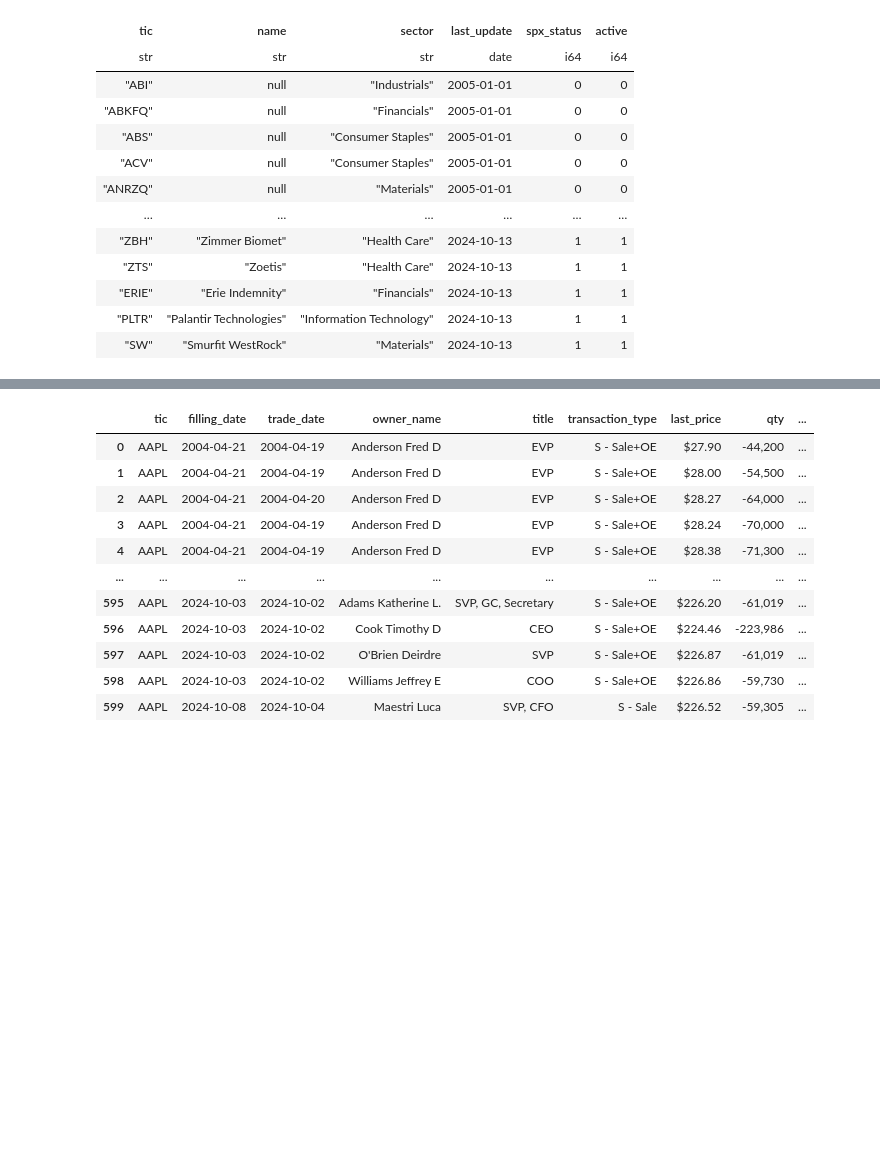
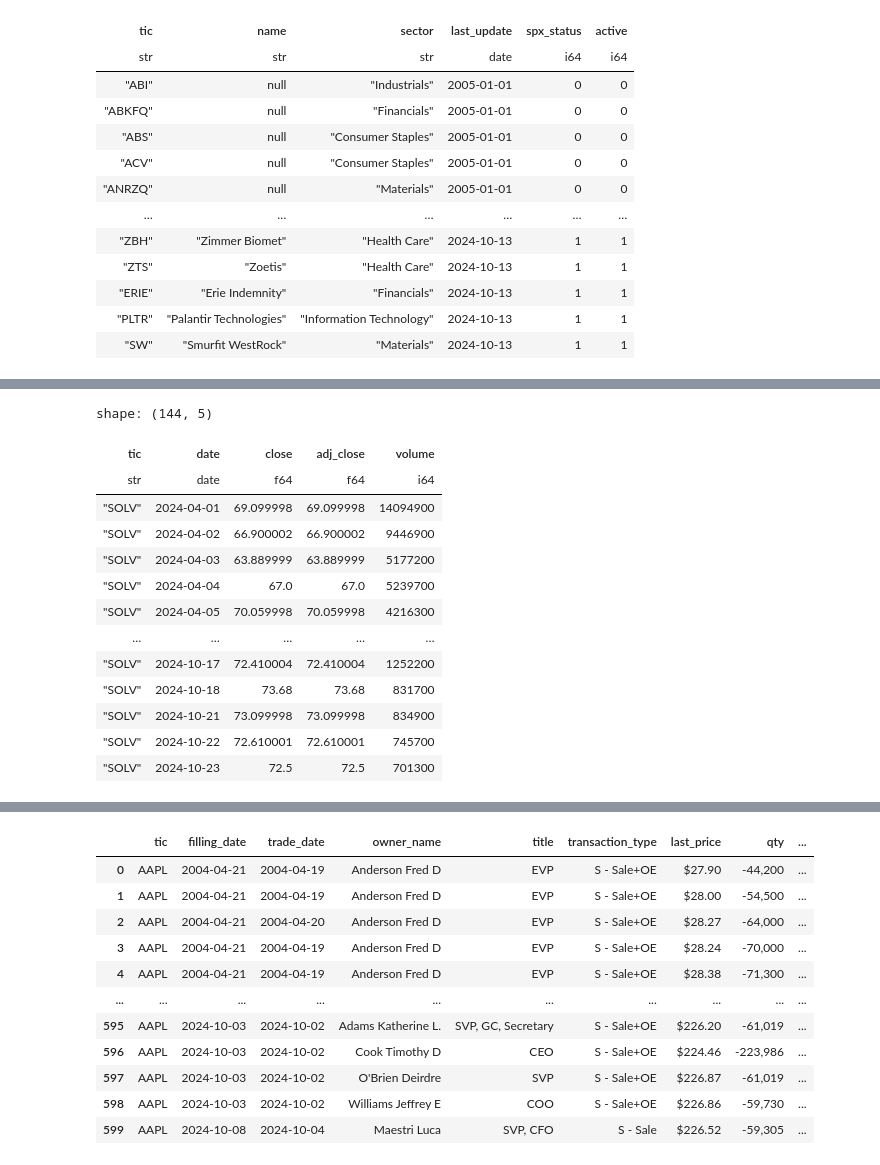
Before and after one commit to francisco3511/stocksense, a Jupyter notebook: notebooks/db_analysis.ipynb, the cells around one changed output, grey strips where cells are left out. Cells and saved outputs as stored; diff of their text form; code cells hidden in the pictures; blank space fills up the shorter version.

```diff
--- a/notebooks/db_analysis.ipynb
+++ b/notebooks/db_analysis.ipynb
@@ -37 +46,19 @@ shape: (1, 22)
+# %%
+mdf = db.fetch_market_data("SOLV")
+mdf
+# %% [output]
+shape: (144, 5)
+| tic | date | close | adj_close | volume |
+| str | date | f64 | f64 | i64 |
+| "SOLV" | 2024-04-01 | 69.099998 | 69.099998 | 14094900 |
+| "SOLV" | 2024-04-02 | 66.900002 | 66.900002 | 9446900 |
+| "SOLV" | 2024-04-03 | 63.889999 | 63.889999 | 5177200 |
+| "SOLV" | 2024-04-04 | 67.0 | 67.0 | 5239700 |
+| "SOLV" | 2024-04-05 | 70.059998 | 70.059998 | 4216300 |
+| … | … | … | … | … |
+| "SOLV" | 2024-10-17 | 72.410004 | 72.410004 | 1252200 |
+| "SOLV" | 2024-10-18 | 73.68 | 73.68 | 831700 |
+| "SOLV" | 2024-10-21 | 73.099998 | 73.099998 | 834900 |
+| "SOLV" | 2024-10-22 | 72.610001 | 72.610001 | 745700 |
+| "SOLV" | 2024-10-23 | 72.5 | 72.5 | 701300 |
 # %%
```
Also changed, not shown: parts of 2 cells of this notebook, 6 other files.
